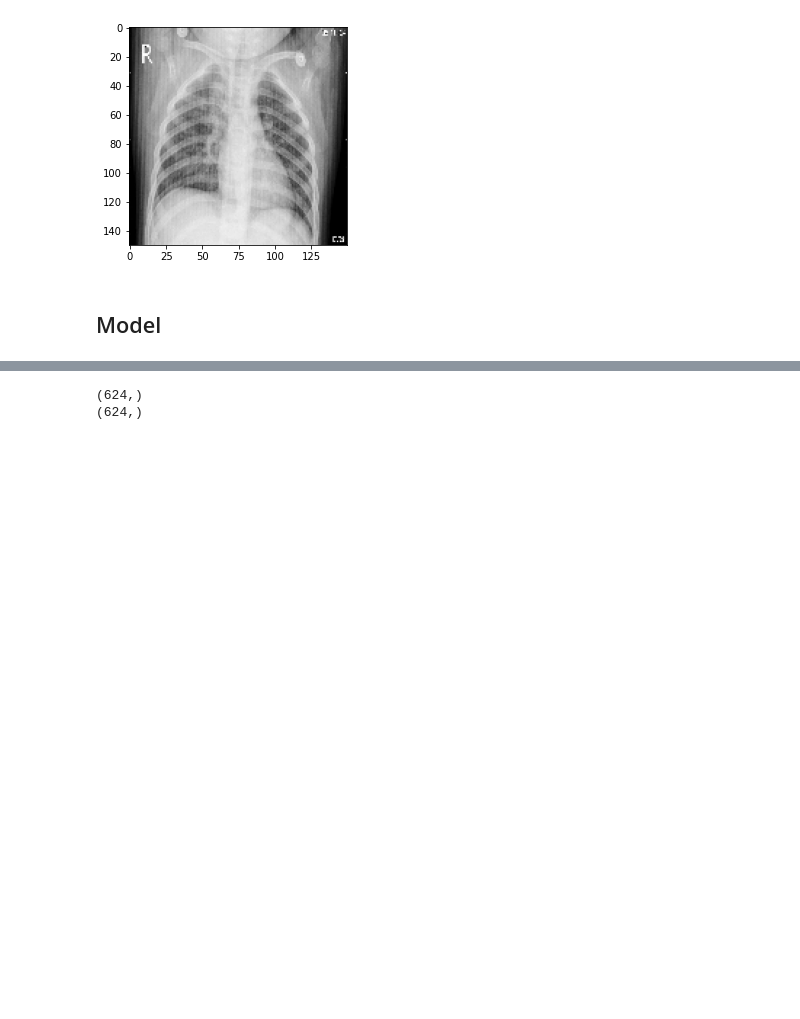
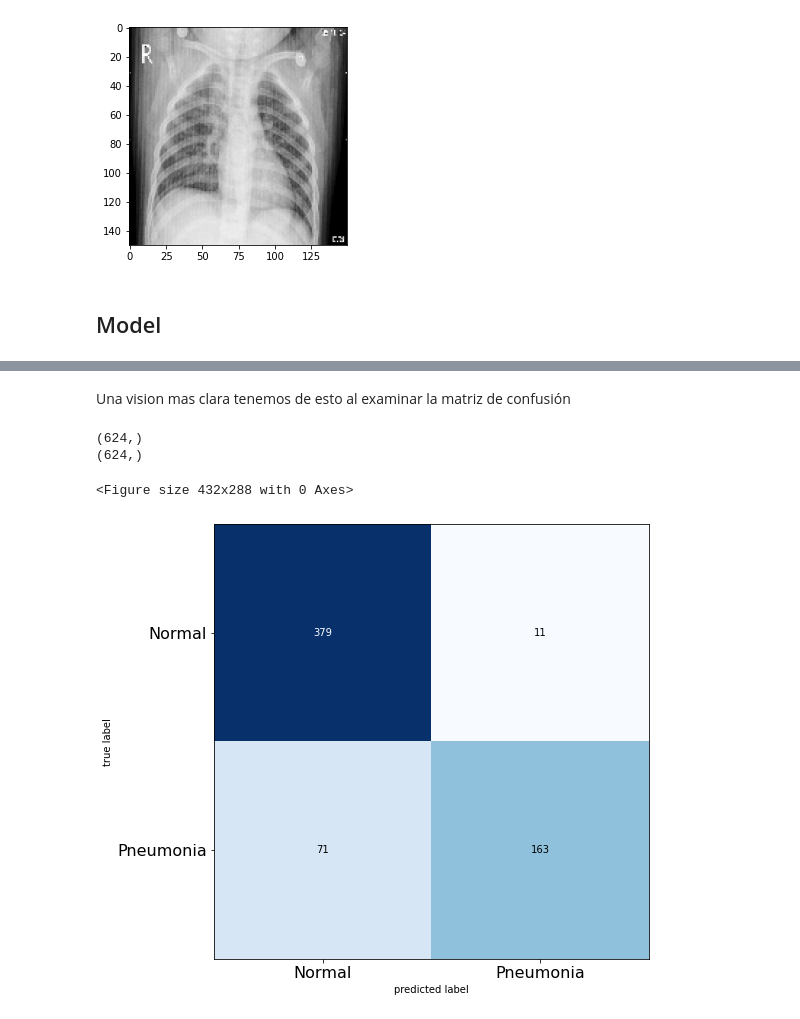
Before and after one commit to victortrigo/CNN-pneumonia, a Jupyter notebook: cnn-para-diagnostico-de-neumonia.ipynb, the cells around one changed output, grey strips where cells are left out. Cells and saved outputs as stored; diff of their text form; code cells hidden in the pictures; blank space fills up the shorter version.

```diff
--- a/cnn-para-diagnostico-de-neumonia.ipynb
+++ b/cnn-para-diagnostico-de-neumonia.ipynb
@@ -308,2 +306,4 @@ Accuracy of the model is -  87.82051205635071 %
+# %% [markdown]
+Una vision mas clara tenemos de esto al examinar la matriz de confusión
 # %%
 from sklearn.metrics import confusion_matrix
@@ -310,12 +311,22 @@ from sklearn.metrics import confusion_matrix
 # %%
+# Matriz de confusion para modelo entrenado
 preds = model.predict(x_test, batch_size=16)
 preds = np.argmax(preds, axis=-1)
 
 orig_test_labels = np.argmax(y_test, axis=-1)
 
 print(orig_test_labels.shape)
 print(preds.shape)
+
+cm  = confusion_matrix(orig_test_labels, preds)
+plt.figure()
+plot_confusion_matrix(cm,figsize=(12,8), hide_ticks=True,cmap=plt.cm.Blues)
+plt.xticks(range(2), ['Normal', 'Pneumonia'], fontsize=16)
+plt.yticks(range(2), ['Normal', 'Pneumonia'], fontsize=16)
+plt.show()
 # %% [output]
 (624,)
 (624,)
+<Figure size 432x288 with 0 Axes>
+[figure, added]
 # %%
```
Also changed, not shown: parts of 36 cells of this notebook.
